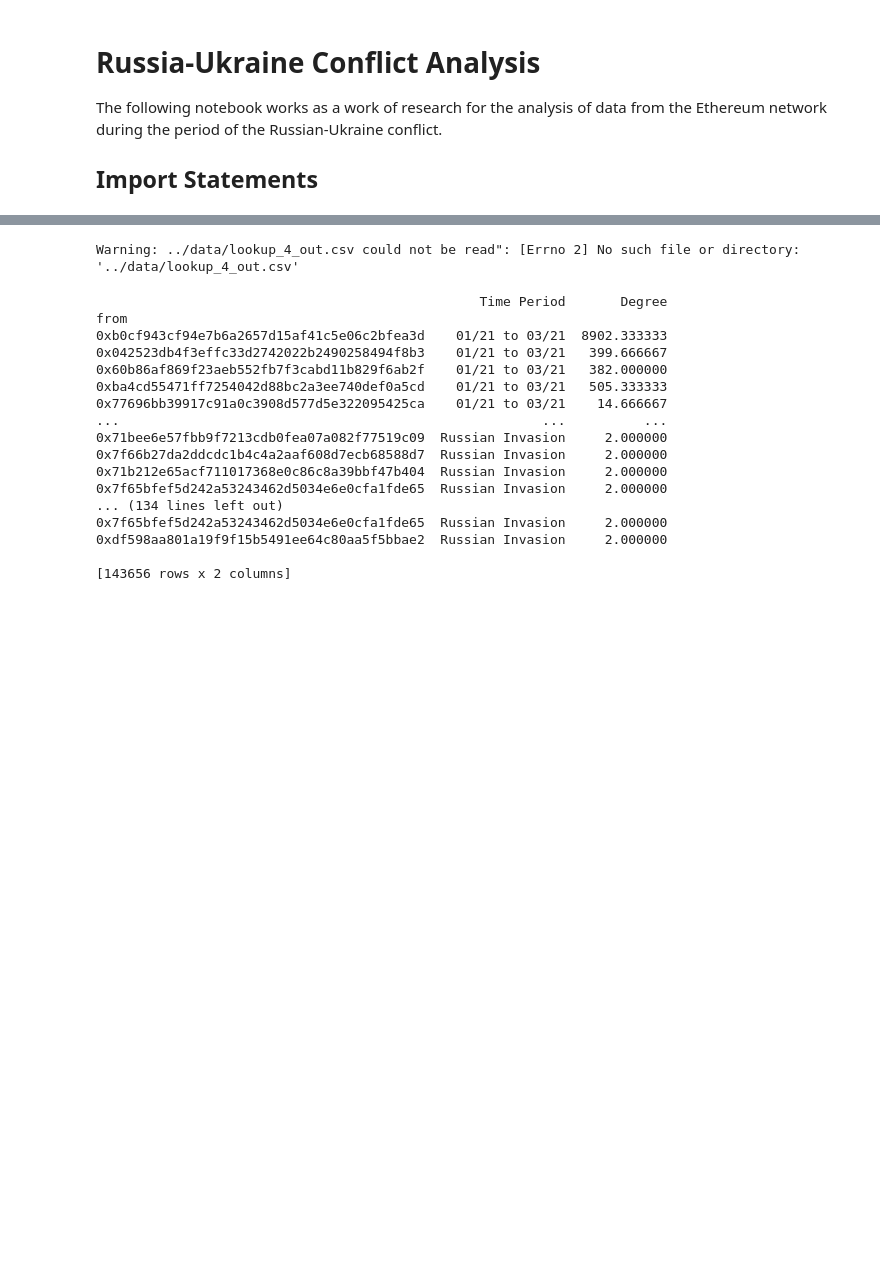
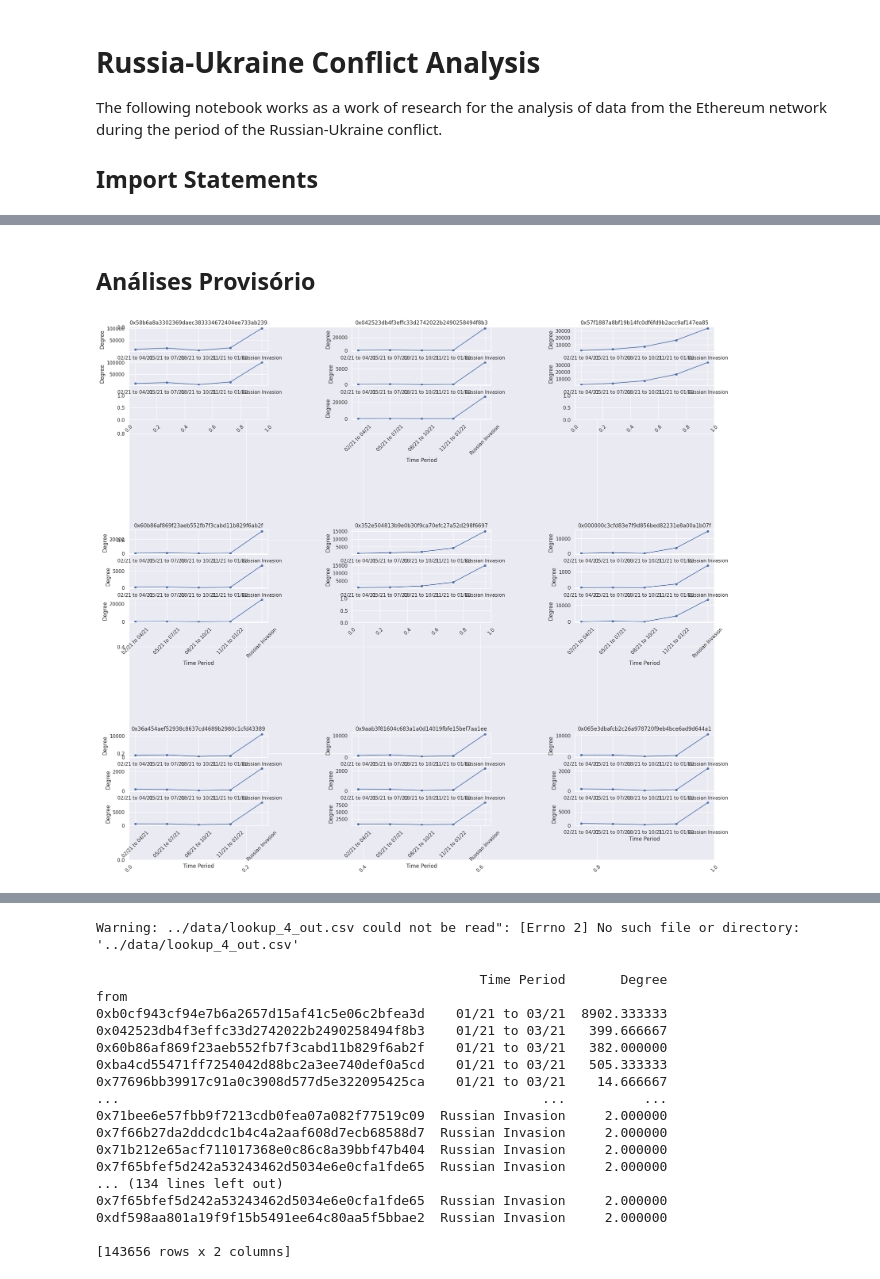
Before and after one commit to PedroHFSO/ru-ethereum-analysis, a Jupyter notebook: src/main.ipynb, the cells around one changed output, grey strips where cells are left out. Cells and saved outputs as stored; diff of their text form; code cells hidden in the pictures; blank space fills up the shorter version.

```diff
--- a/src/main.ipynb
+++ b/src/main.ipynb
@@ -234 +34,13 @@ class ETHDegreeAnalyzer:
+# %%
+degree_collector = ETHDataProcessor(file_path = '../data/', degree_type = DegreeType.DEGREE)
+in_degree_collector = ETHDataProcessor(file_path = '../data/', degree_type = DegreeType.IN_DEGREE)
+out_degree_collector = ETHDataProcessor(file_path = '../data/', degree_type = DegreeType.OUT_DEGREE)
+# %%
+df = degree_collector.get_df()
+degree_analyzer = ETHDegreeAnalyzer(df)
+del df
+# %%
+df_in = in_degree_collector.get_df()
+# %%
+df_out = out_degree_collector.get_df()
 # %%
@@ -252,0 +141,8 @@ Warning: ../data/lookup_4.csv could not be read": [Errno 2] No such file or dire
+# %% [markdown]
+## Análises Provisório
+# %%
+fig = plt.figure(figsize=(24, 22))
+top_ascending_hashes = list(asc_df.iloc[:9].index)
+plot_account_grid(asc_df, top_ascending_hashes, fig, df_in, df_out)
+# %% [output]
+[figure, added]
```
Also changed, not shown: parts of 28 cells of this notebook, 2 other files.
